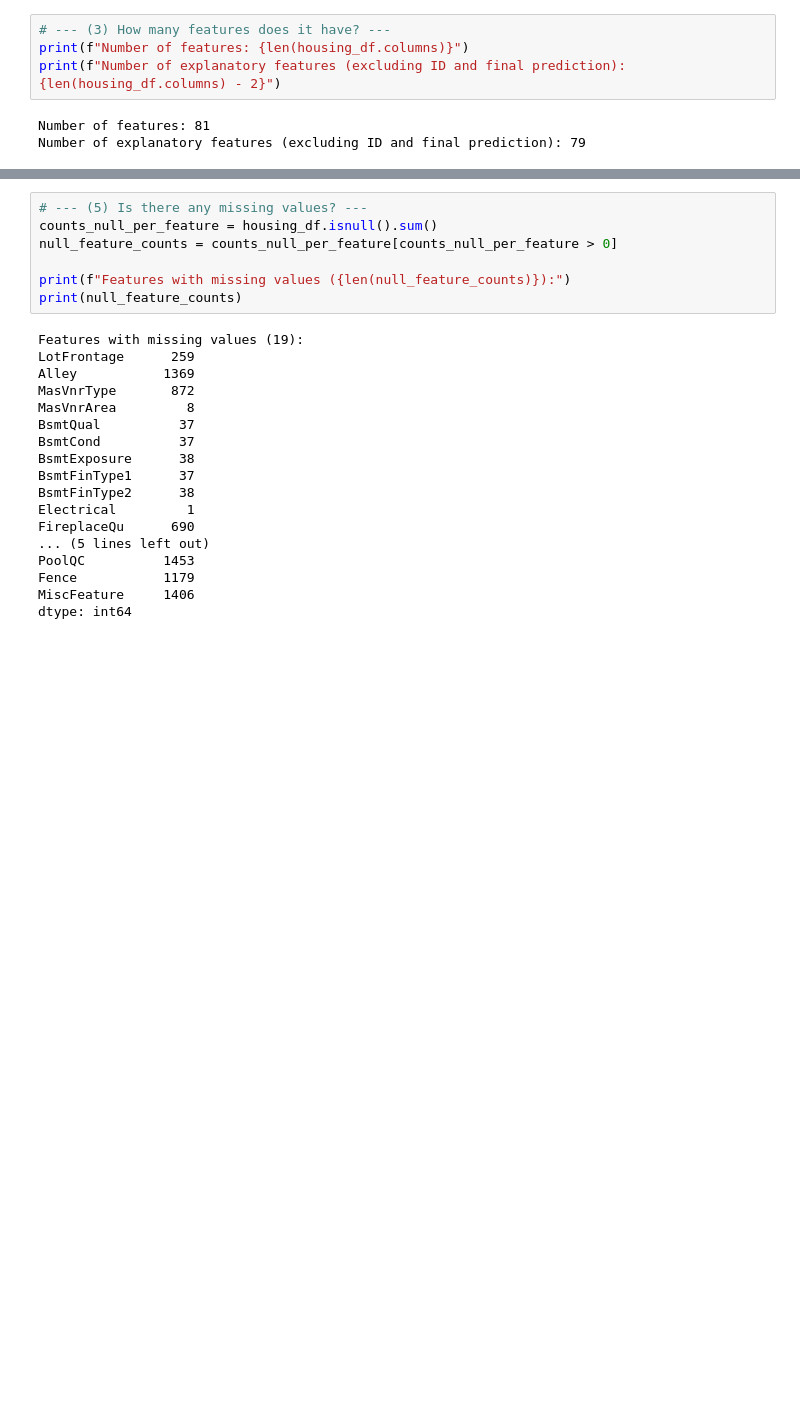
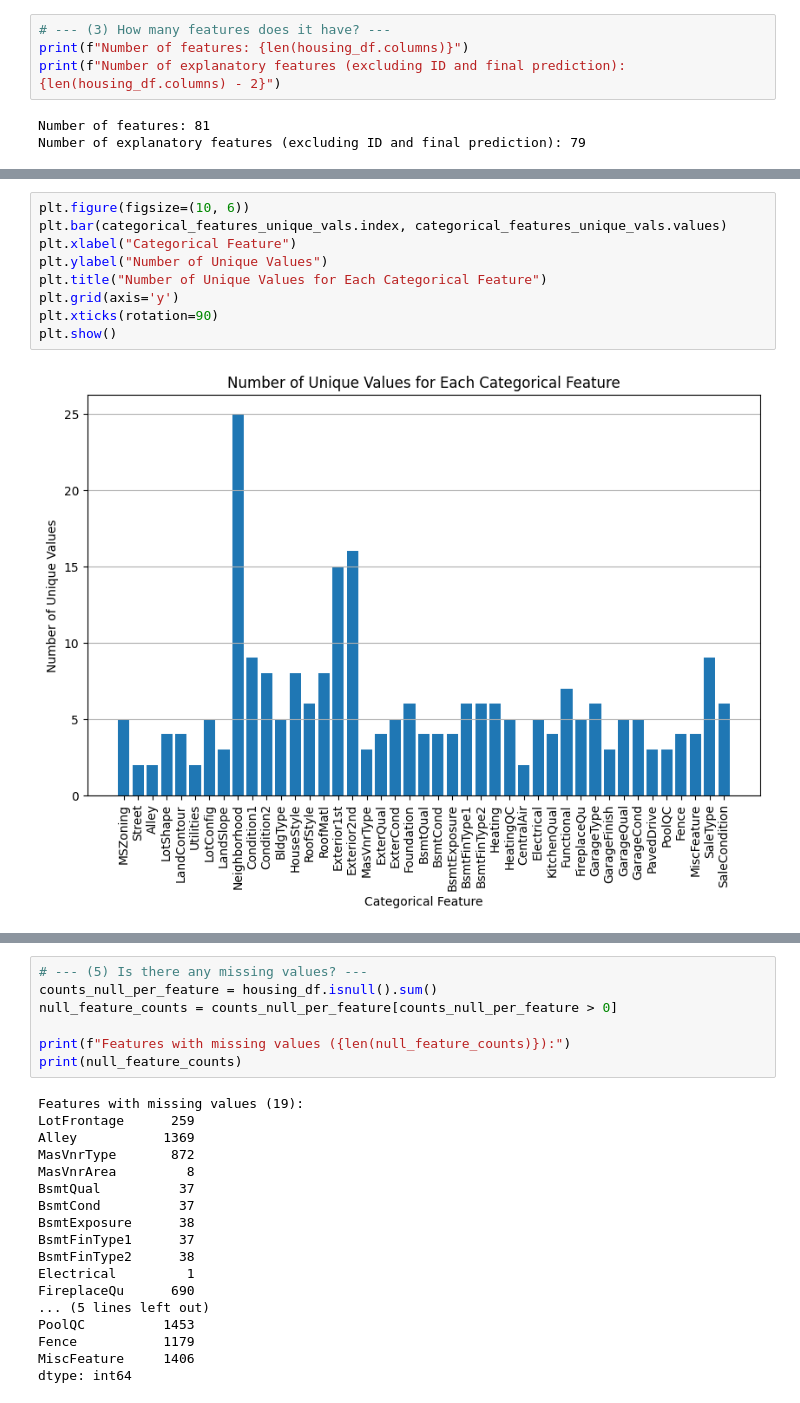
Before and after one commit to Ryguy-1/cs4774-codeathons, a Jupyter notebook: codeathon-1/zbp6dw_codeathon_1.ipynb, the cells around one changed output, grey strips where cells are left out. Saved outputs shown, nothing was run; the diff lists cells and outputs as text; blank space fills up the shorter version.

```diff
--- a/codeathon-1/zbp6dw_codeathon_1.ipynb
+++ b/codeathon-1/zbp6dw_codeathon_1.ipynb
@@ -174,0 +190,11 @@ dtype: int64
+# %%
+plt.figure(figsize=(10, 6))
+plt.bar(categorical_features_unique_vals.index, categorical_features_unique_vals.values)
+plt.xlabel("Categorical Feature")
+plt.ylabel("Number of Unique Values")
+plt.title("Number of Unique Values for Each Categorical Feature")
+plt.grid(axis='y')
+plt.xticks(rotation=90)
+plt.show()
+# %% [output]
+[figure, added]
```
Also changed, not shown: parts of 30 cells of this notebook.
